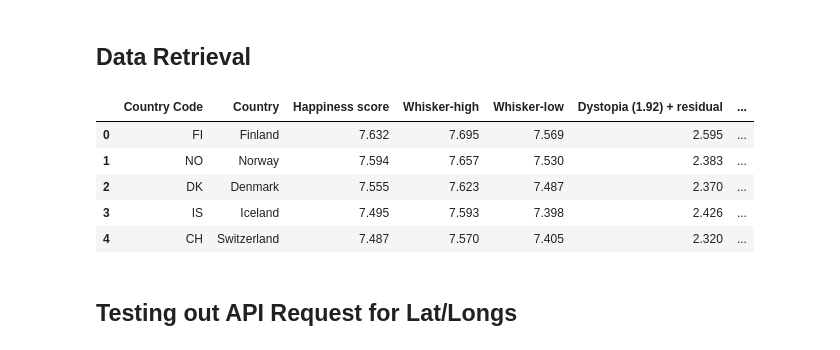
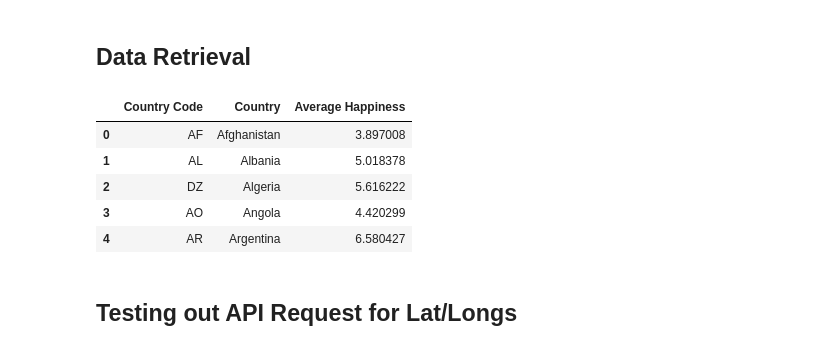
Before and after one commit to 4d4m43/DrinkAndBeHapPY, a Jupyter notebook: libs/vis1_happinessheat.ipynb, the cells around one changed output. Saved outputs shown, nothing was run; the diff lists cells and outputs as text; code cells hidden in the pictures.

```diff
--- a/libs/vis1_happinessheat.ipynb
+++ b/libs/vis1_happinessheat.ipynb
@@ -19,15 +19,15 @@ gmaps.configure(api_key=gkey)
 ## Data Retrieval
 # %%
 # Import the original data we analyzed earlier. Use dtype="object" to match other
-df_happy = pd.read_csv("../data/clean_data/happiness_ay.csv")
+df_happy = pd.read_csv("../data/clean_data/happiness_ay_avg.csv")
 df_happy.head()
 # %% [output]
-|  | Country Code | Country | Happiness score | Whisker-high | Whisker-low | Dystopia (1.92) + residual | ... |
-| 0 | FI | Finland | 7.632 | 7.695 | 7.569 | 2.595 | ... |
-| 1 | NO | Norway | 7.594 | 7.657 | 7.530 | 2.383 | ... |
-| 2 | DK | Denmark | 7.555 | 7.623 | 7.487 | 2.370 | ... |
-| 3 | IS | Iceland | 7.495 | 7.593 | 7.398 | 2.426 | ... |
-| 4 | CH | Switzerland | 7.487 | 7.570 | 7.405 | 2.320 | ... |
+|  | Country Code | Country | Average Happiness |
+| 0 | AF | Afghanistan | 3.897008 |
+| 1 | AL | Albania | 5.018378 |
+| 2 | DZ | Algeria | 5.616222 |
+| 3 | AO | Angola | 4.420299 |
+| 4 | AR | Argentina | 6.580427 |
 # %% [markdown]
 ## Testing out API Request for Lat/Longs
 # %%
```
Also changed, not shown: parts of 6 cells of this notebook, 3 other files.
